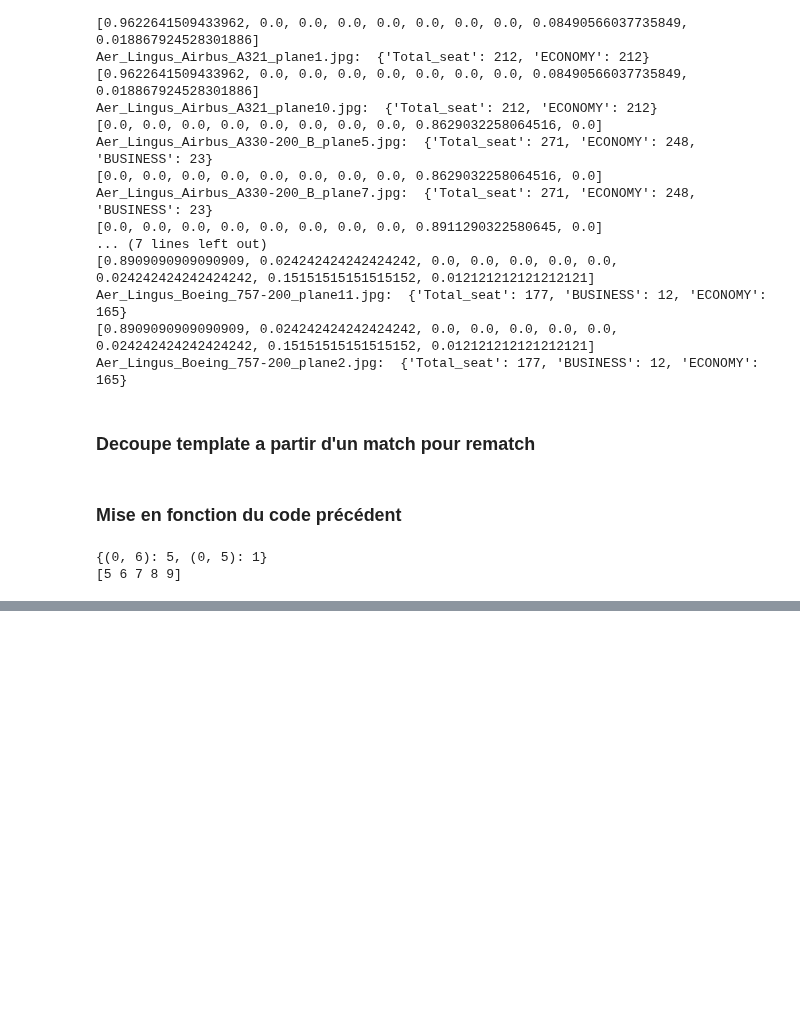
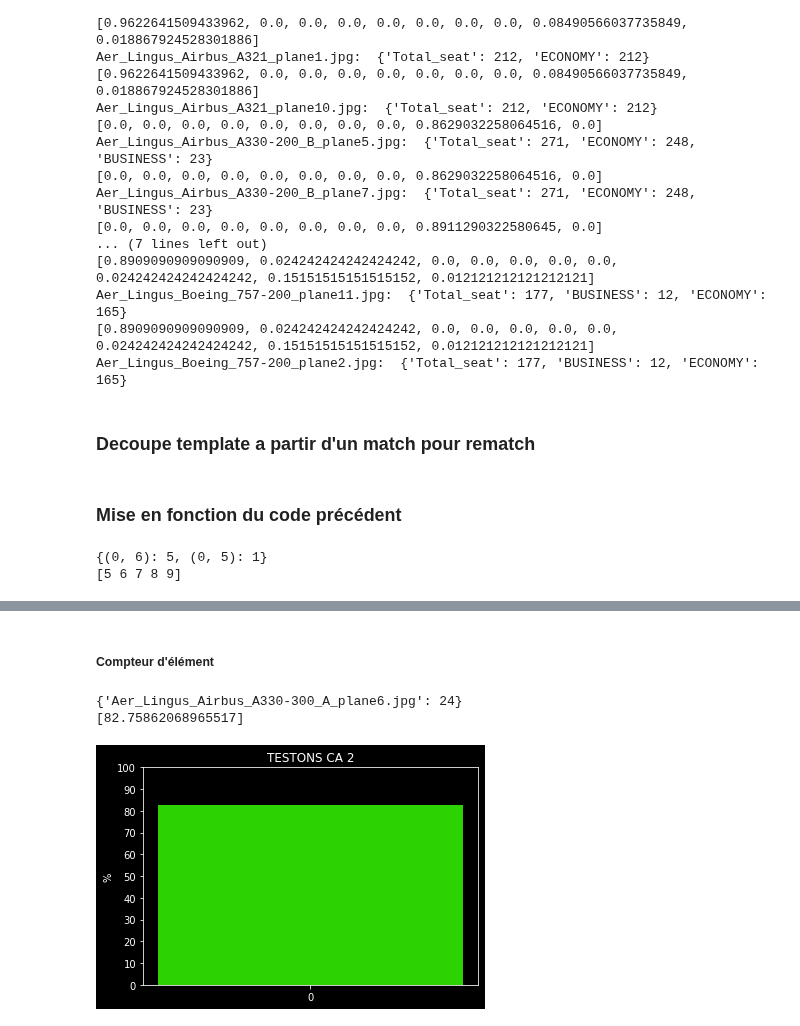
Before and after one commit to vincentnam/ProjetInterpromo2020G8, a Jupyter notebook: Theo_Vedis_notebook.ipynb, the cells around one changed output, grey strips where cells are left out. Drawn from its saved outputs; the diff is of its cells as text; code cells hidden in the pictures; blank space fills up the shorter version.

```diff
--- a/Theo_Vedis_notebook.ipynb
+++ b/Theo_Vedis_notebook.ipynb
@@ -890,0 +1058,23 @@ for plane in nbSeatTotal.keys():
+# %% [markdown]
+##### Compteur d'élément
+# %%
+nbEleFound = {}
+for plane in jsonEle.keys():
+    nbEleFound[plane] = 0
+    for el in jsonEle[plane]:
+        nbEleFound[plane] += len(jsonEle[plane][el])
+print(nbEleFound)
+
+nbEleTheori = {}
+# for plane in csv_element:
+#     csv_elemnt[plane] = 0
+#     for el in csv_element[plane]:
+#         nbEleTheori[plane] += el['Count']
+
+nbEleTheori = {'Aer_Lingus_Airbus_A330-300_A_plane6.jpg': 29}
+
+beauxDessins(nbEleFound, nbEleTheori, title='TESTONS CA 2')
+# %% [output]
+{'Aer_Lingus_Airbus_A330-300_A_plane6.jpg': 24}
+[82.75862068965517]
+[figure, added]
```
Also changed, not shown: parts of 10 cells of this notebook.
